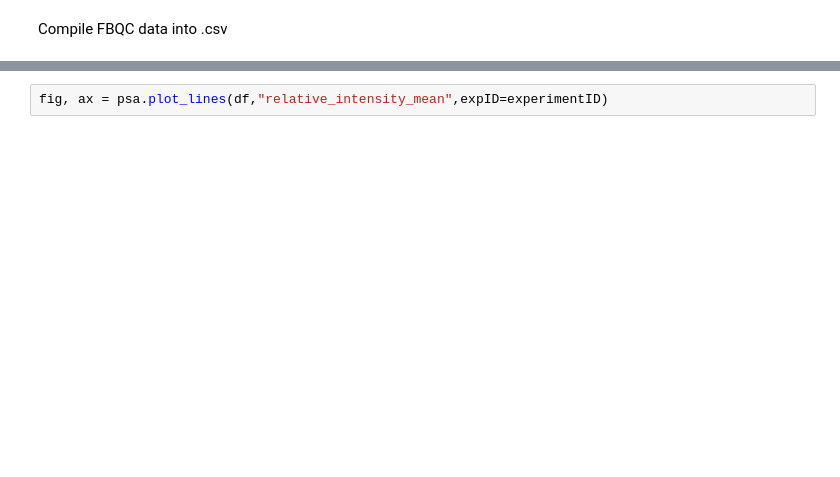
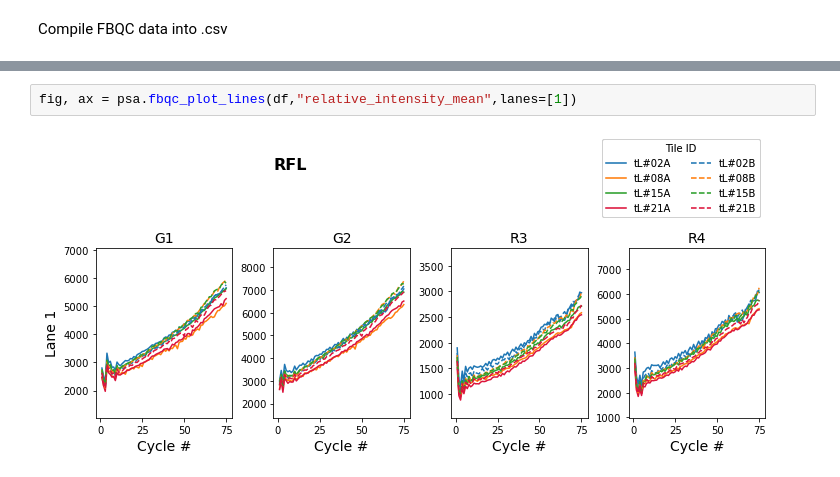
Before and after one commit to cbook27/post-sequencing-analysis, a Jupyter notebook: post_sequencing_analysis.ipynb, the cells around one changed output, grey strips where cells are left out. Drawn from its saved outputs; the diff is of its cells as text; blank space fills up the shorter version.

```diff
--- a/post_sequencing_analysis.ipynb
+++ b/post_sequencing_analysis.ipynb
@@ -75,3 +82,5 @@ fig, ax, dat = psa.fbqc_heatmap(df,experimentID,"snr_mean",'t')
 # %%
-fig, ax = psa.plot_lines(df,"relative_intensity_mean",expID=experimentID)
+fig, ax = psa.fbqc_plot_lines(df,"relative_intensity_mean",lanes=[1])
+# %% [output]
+[figure, added]
 # %%
```
Also changed, not shown: parts of 9 cells of this notebook, 1 other file.
